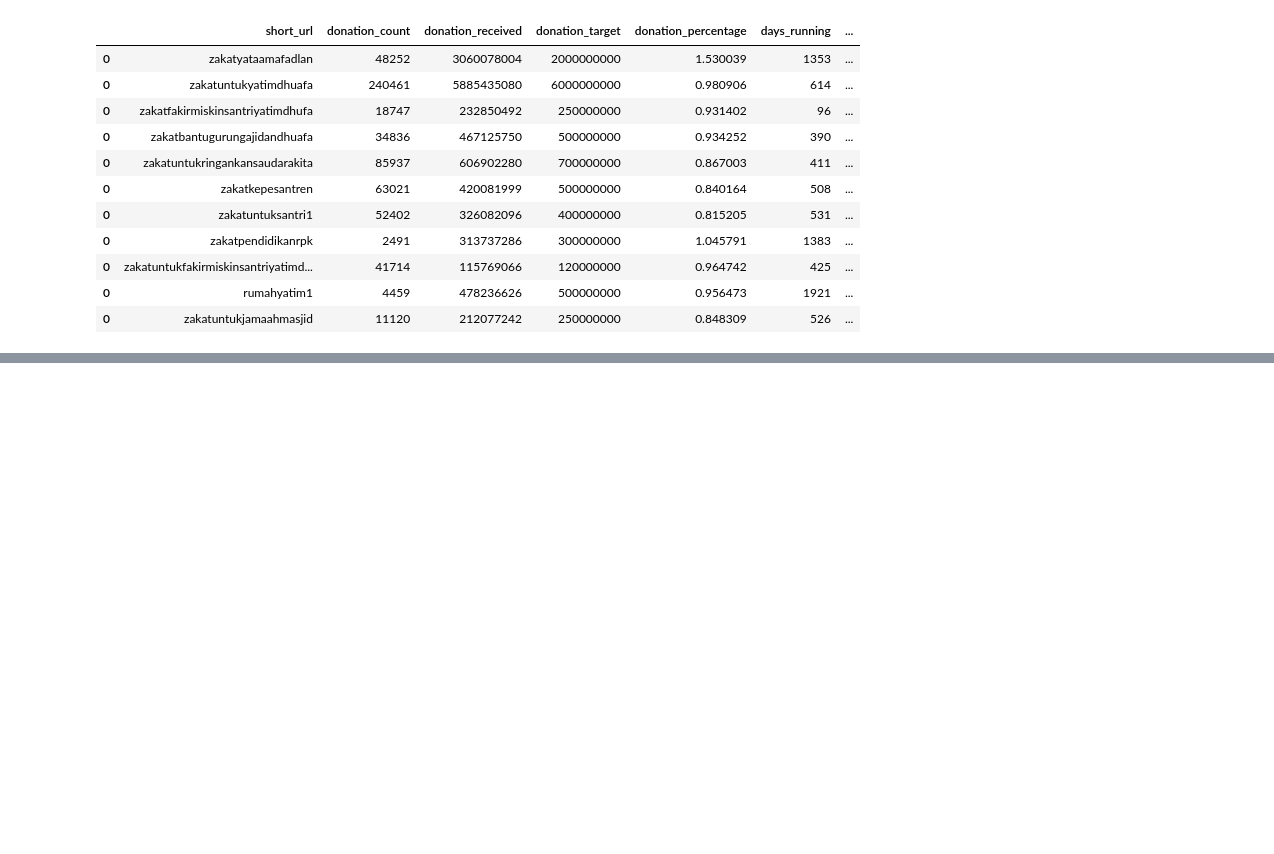
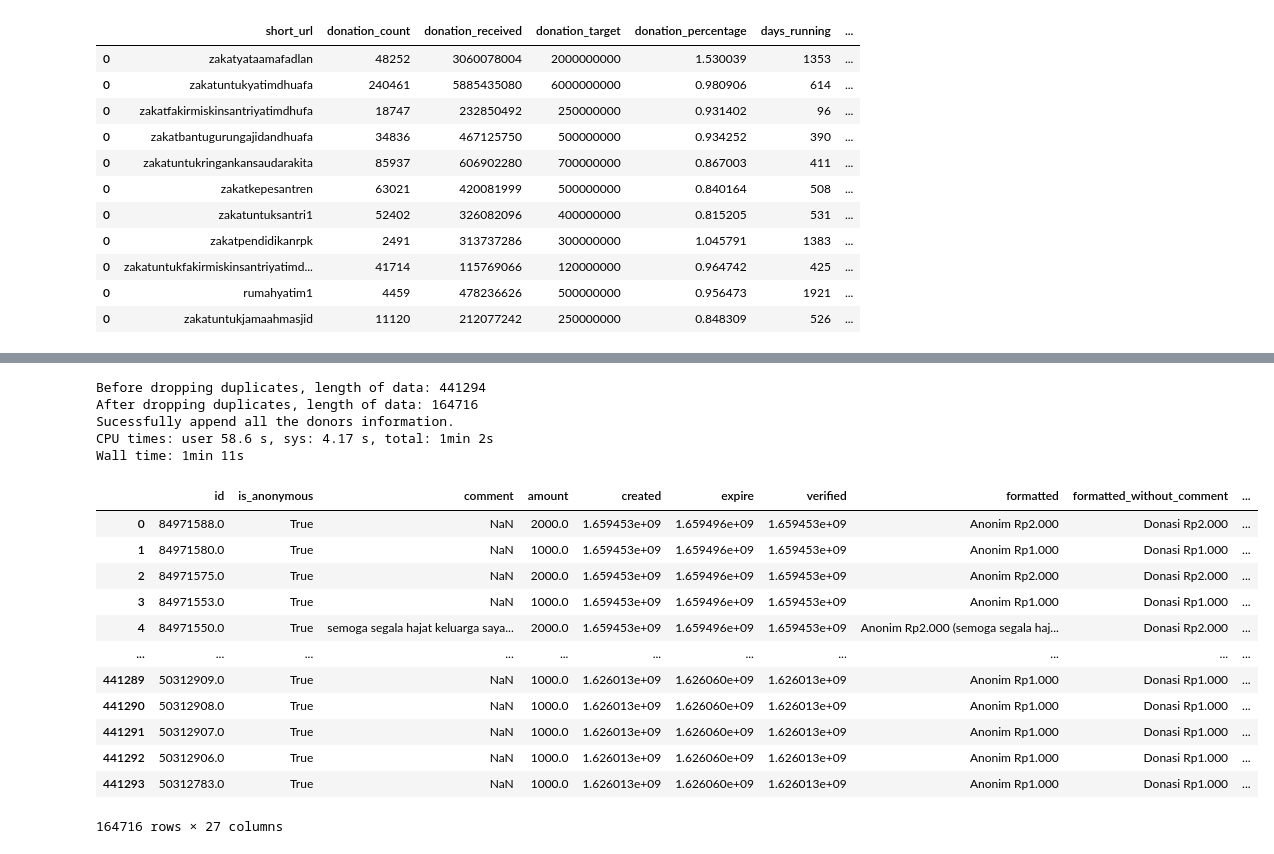
Before and after one commit to t8rohman/SeedDonation_Kitabisa, a Jupyter notebook: main_script.ipynb, the cells around one changed output, grey strips where cells are left out. Cells and saved outputs as stored; diff of their text form; code cells hidden in the pictures; blank space fills up the shorter version.

```diff
--- a/main_script.ipynb
+++ b/main_script.ipynb
@@ -164,0 +184,54 @@ Sucessfully read all the donors information.
+# %%
+%%time
+warnings.filterwarnings('ignore')
+
+donation_id = 'donasitahfidzqu_donorsinfo'  # don't delete donors info in the last part of it
+to_read = '/Users/mac/Documents/RU/THESIS/working_thesis/pilot_data_2/temp/'
+to_save = '/Users/mac/Documents/RU/THESIS/working_thesis/fixed_data/donors_info/'
+
+def data_merger(donation_id, to_read, to_save):
+
+    df_appended = pd.DataFrame()
+
+    # to read all the csv files to all subfolder, need to set recursive argument to True
+    p_to_read = to_read
+    csv_files = glob.glob(p_to_read + '**/*.csv', recursive=True)
+    # function to filter csv path that contains the donation_id, using list comperhensive
+    csv_files = [k for k in csv_files if donation_id in k]
+
+    df_appended = pd.concat(map(pd.read_csv, csv_files), ignore_index=True)
+
+    # checking the duplicates and drop it
+    print("Before dropping duplicates, length of data:", len(df_appended))
+    print("After dropping duplicates, length of data:", len(df_appended.drop_duplicates(subset='id', keep="last")))
+    df_appended.drop_duplicates(subset='id', keep="last", inplace=True)
+
+    # to save the file into path_to_save
+    p_to_save = to_save
+    filepath = Path(p_to_save +  donation_id + '_appended.csv')
+    filepath.parent.mkdir(parents=True, exist_ok=True)
+    df_appended.to_csv(filepath, index=False)
+    print('Sucessfully append all the donors information.')
+
+    return df_appended
+
+data_merger(donation_id, to_read, to_save)
+# %% [output]
+Before dropping duplicates, length of data: 441294
+After dropping duplicates, length of data: 164716
+Sucessfully append all the donors information.
+CPU times: user 58.6 s, sys: 4.17 s, total: 1min 2s
+Wall time: 1min 11s
+|  | id | is_anonymous | comment | amount | created | expire | verified | formatted | formatted_without_comment | ... |
+| 0 | 84971588.0 | True | NaN | 2000.0 | 1.659453e+09 | 1.659496e+09 | 1.659453e+09 | Anonim Rp2.000 | Donasi Rp2.000 | ... |
+| 1 | 84971580.0 | True | NaN | 1000.0 | 1.659453e+09 | 1.659496e+09 | 1.659453e+09 | Anonim Rp1.000 | Donasi Rp1.000 | ... |
+| 2 | 84971575.0 | True | NaN | 2000.0 | 1.659453e+09 | 1.659496e+09 | 1.659453e+09 | Anonim Rp2.000 | Donasi Rp2.000 | ... |
+| 3 | 84971553.0 | True | NaN | 1000.0 | 1.659453e+09 | 1.659496e+09 | 1.659453e+09 | Anonim Rp1.000 | Donasi Rp1.000 | ... |
+| 4 | 84971550.0 | True | semoga segala hajat keluarga saya... | 2000.0 | 1.659453e+09 | 1.659496e+09 | 1.659453e+09 | Anonim Rp2.000 (semoga segala haj... | Donasi Rp2.000 | ... |
+| ... | ... | ... | ... | ... | ... | ... | ... | ... | ... | ... |
+| 441289 | 50312909.0 | True | NaN | 1000.0 | 1.626013e+09 | 1.626060e+09 | 1.626013e+09 | Anonim Rp1.000 | Donasi Rp1.000 | ... |
+| 441290 | 50312908.0 | True | NaN | 1000.0 | 1.626013e+09 | 1.626060e+09 | 1.626013e+09 | Anonim Rp1.000 | Donasi Rp1.000 | ... |
+| 441291 | 50312907.0 | True | NaN | 1000.0 | 1.626013e+09 | 1.626060e+09 | 1.626013e+09 | Anonim Rp1.000 | Donasi Rp1.000 | ... |
+| 441292 | 50312906.0 | True | NaN | 1000.0 | 1.626013e+09 | 1.626060e+09 | 1.626013e+09 | Anonim Rp1.000 | Donasi Rp1.000 | ... |
+| 441293 | 50312783.0 | True | NaN | 1000.0 | 1.626013e+09 | 1.626060e+09 | 1.626013e+09 | Anonim Rp1.000 | Donasi Rp1.000 | ... |
+164716 rows × 27 columns
```
Also changed, not shown: parts of 9 cells of this notebook, 4 other files.
